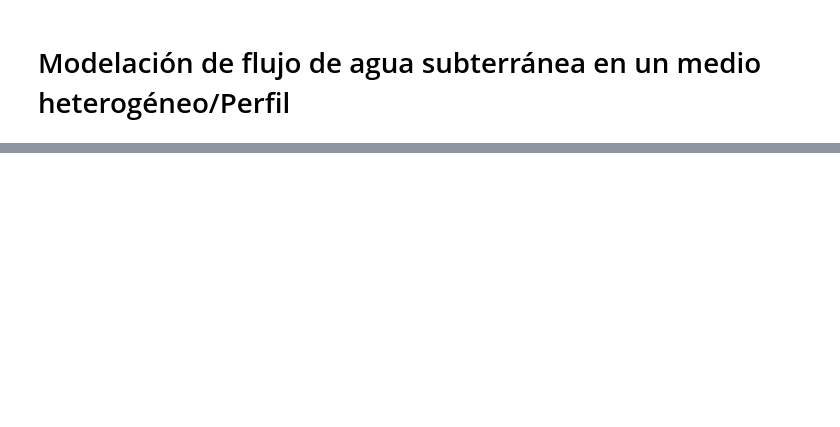
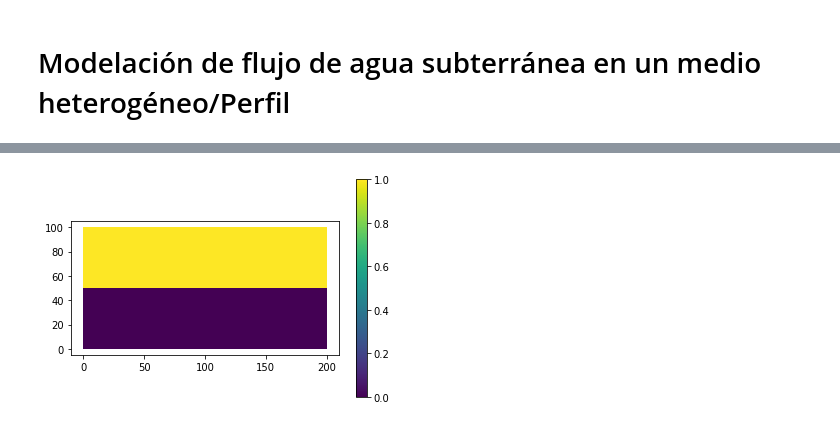
Before and after one commit to skypsnet/Modelaci-nPython, a Jupyter notebook: Notebooks/Caso hetérogeneo simple perfil.ipynb, the cells around one changed output, grey strips where cells are left out. Saved outputs shown, nothing was run; the diff lists cells and outputs as text; code cells hidden in the pictures; blank space fills up the shorter version.

```diff
--- a/Notebooks/Caso hetérogeneo simple perfil.ipynb
+++ b/Notebooks/Caso hetérogeneo simple perfil.ipynb
@@ -40,6 +87,34 @@ class K(UserExpression):
    else:
       value[0] = self.k_1
 
-kappa = K(degree=1)
-kappa.set_k_values(100,10)
+#kappa = K(degree=1)
+#kappa.set_k_values(100,10)
+
+# Otra forma de definir la heterogeneidad
+
+class Omega0(SubDomain):
+    def inside(self,x,on_boundary):
+        return True if x[1] <= 50 else False
+
+class Omega1(SubDomain):
+    def inside(self,x,on_boundary):
+        return True if x[1] >= 50 else False
+
+subdomains = MeshFunction("size_t",mesh,2)
+subdomain0 = Omega0()
+subdomain0.mark(subdomains,0)
+subdomain1 = Omega1()
+subdomain1.mark(subdomains, 1)
+
+plt.figure()
+imgk = plot(subdomains)
+plt.colorbar(imgk)
+
+V0 = FunctionSpace(mesh, "DG", 0)
+kappa = Function(V0)
+
+k_values = [k1, k2]
+for cell_no in range(len(subdomains.array())):
+  subdomain_no = subdomains.array()[cell_no]
+  kappa.vector()[cell_no] = k_values[subdomain_no]
 # %% [output]
@@ -47,3 +121,4 @@ WARNING: user expression has not supplied value_shape method or an element. Assu
+[figure, added]
 # %%
 #Se define el problema variacional
 
```
Also changed, not shown: parts of 11 cells of this notebook, 40 other files.
